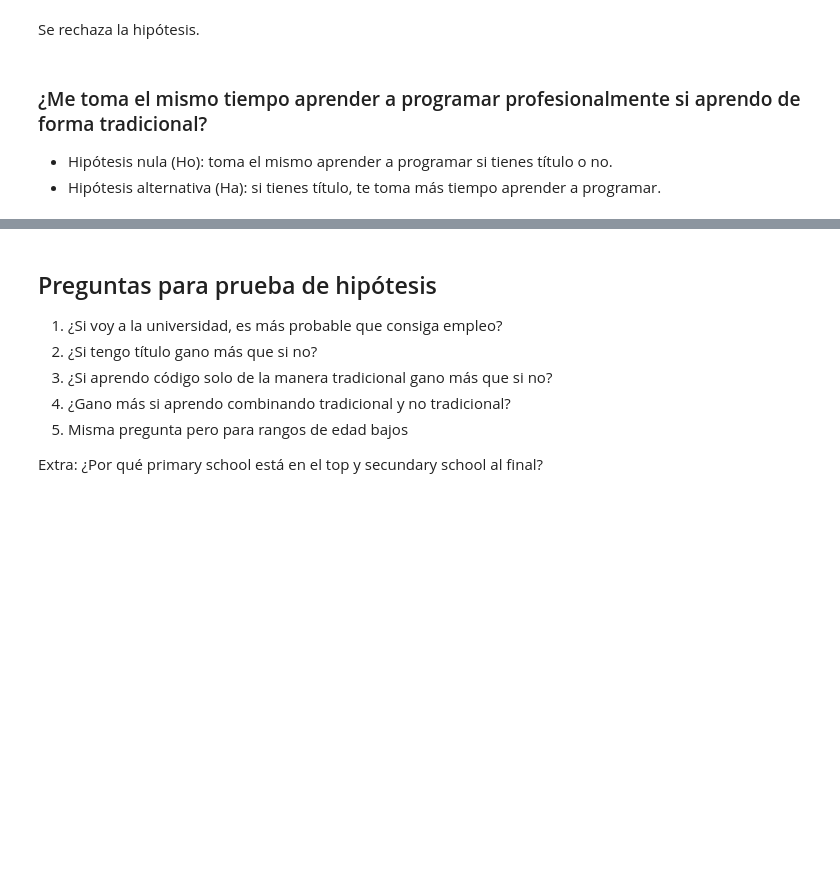
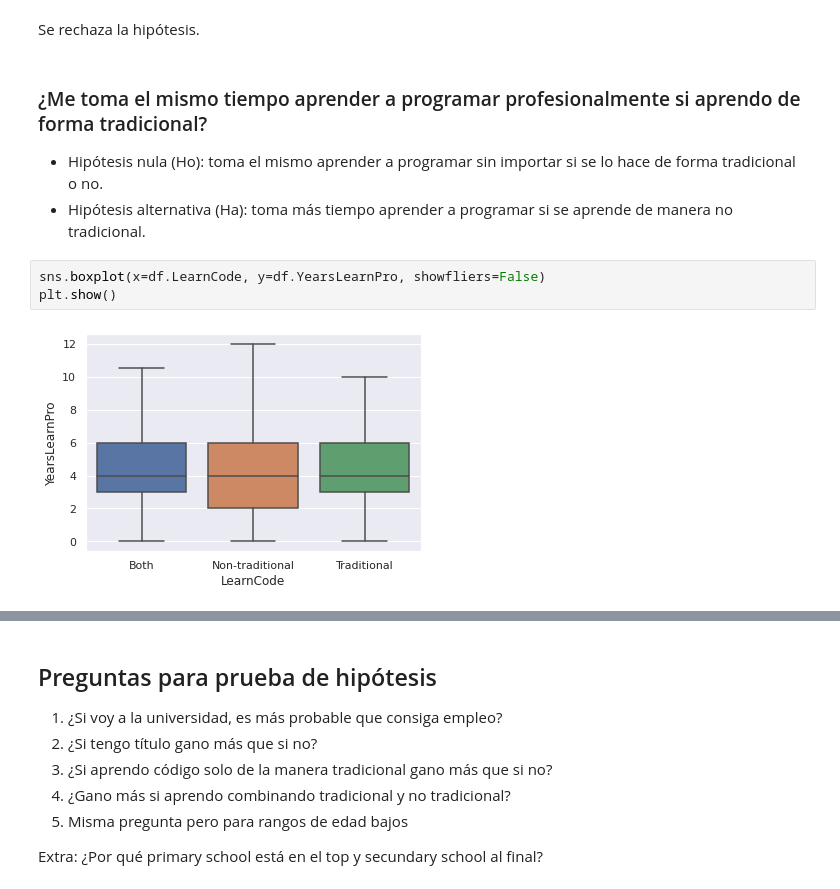
Before and after one commit to anthonymanotoa/survey-dev, a Jupyter notebook: notebooks/3-analysis-hypothesis-test.ipynb, the cells around one changed output, grey strips where cells are left out. Saved outputs shown, nothing was run; the diff lists cells and outputs as text; blank space fills up the shorter version.

```diff
--- a/notebooks/3-analysis-hypothesis-test.ipynb
+++ b/notebooks/3-analysis-hypothesis-test.ipynb
@@ -258,5 +249,10 @@ Se rechaza la hipótesis.
 # %% [markdown]
 ### ¿Me toma el mismo tiempo aprender a programar profesionalmente si aprendo de forma tradicional?
 
-- Hipótesis nula (Ho): toma el mismo aprender a programar si tienes título o no.
-- Hipótesis alternativa (Ha): si tienes título, te toma más tiempo aprender a programar.
+- Hipótesis nula (Ho): toma el mismo aprender a programar sin importar si se lo hace de forma tradicional o no.
+- Hipótesis alternativa (Ha): toma más tiempo aprender a programar si se aprende de manera no tradicional.
+# %%
+sns.boxplot(x=df.LearnCode, y=df.YearsLearnPro, showfliers=False)
+plt.show()
+# %% [output]
+[figure, added]
```
Also changed, not shown: parts of 21 cells of this notebook, 3 other files.
